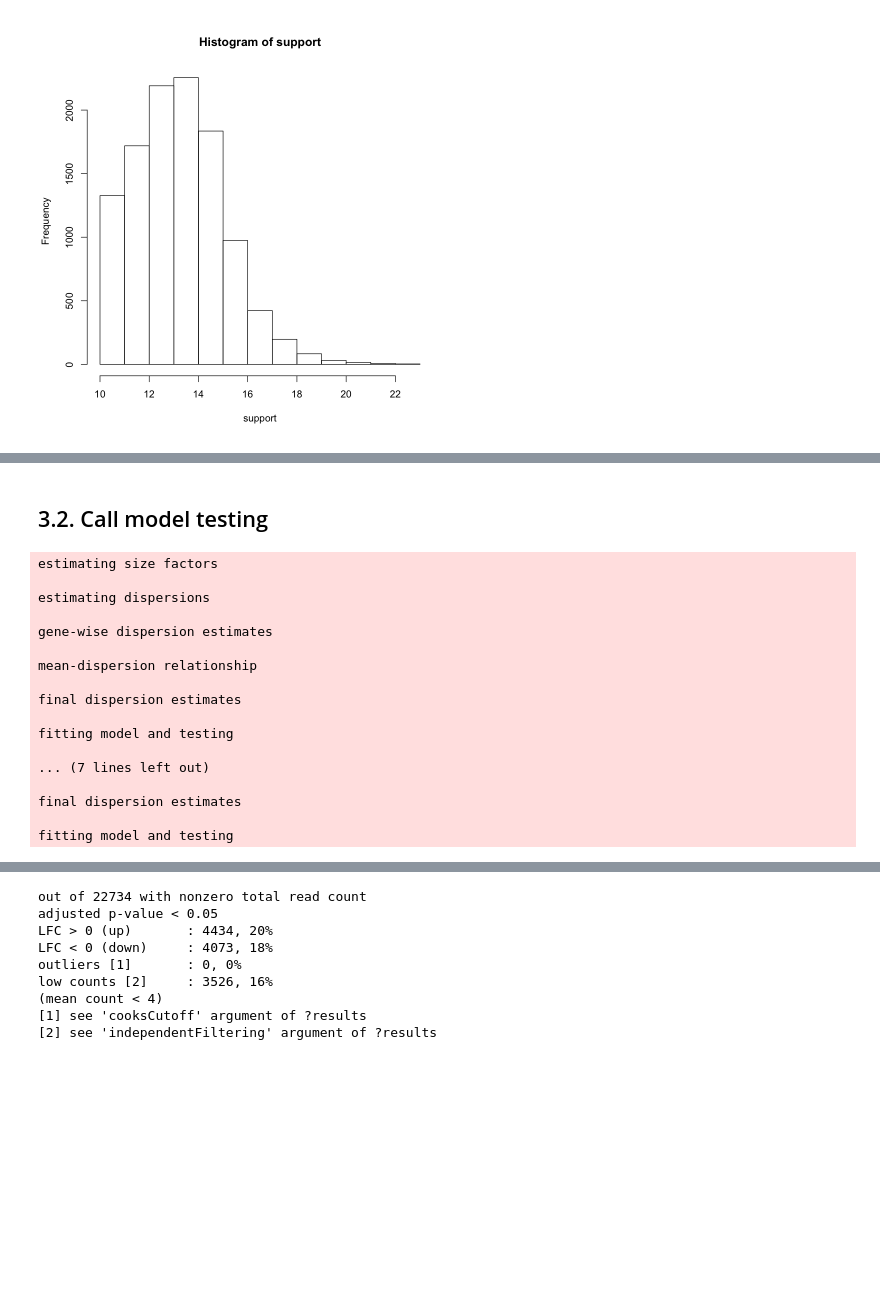
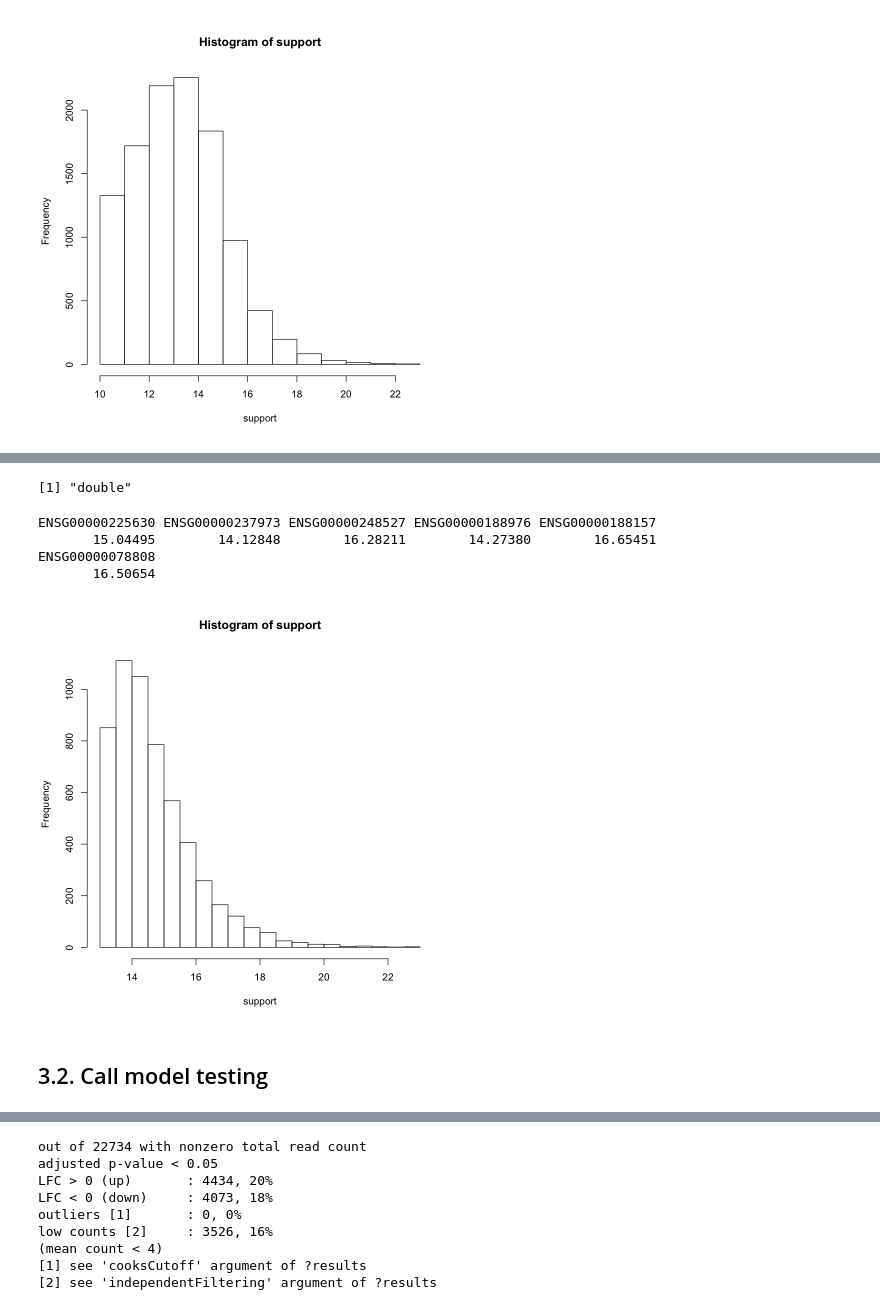
Before and after one commit to adelomana/uwm, a Jupyter notebook: transcriptomics/transcriptomics_DESeq2.ipynb, the cells around one changed output, grey strips where cells are left out. Saved outputs shown, nothing was run; the diff lists cells and outputs as text; code cells hidden in the pictures; blank space fills up the shorter version.

```diff
--- a/transcriptomics/transcriptomics_DESeq2.ipynb
+++ b/transcriptomics/transcriptomics_DESeq2.ipynb
@@ -125,23 +141,14 @@ ENSG00000187608
+# %%
+support=log2(rowSums(counts(dds_HE)))
+type(support)
+head(support)
+hist(support)
+# %% [output]
+[1] "double"
+ENSG00000225630 ENSG00000237973 ENSG00000248527 ENSG00000188976 ENSG00000188157
+       15.04495        14.12848        16.28211        14.27380        16.65451
+ENSG00000078808
+       16.50654
+[figure, added]
 # %% [markdown]
 ## 3.2. Call model testing
-# %%
-ddsA=DESeq(ddsA)
-ddsB=DESeq(ddsB)
-# %% [output]
-estimating size factors
-
-estimating dispersions
-
-gene-wise dispersion estimates
-
-mean-dispersion relationship
-
-final dispersion estimates
-
-fitting model and testing
-
-... (7 lines left out)
-
-final dispersion estimates
-
-fitting model and testing
```
Also changed, not shown: parts of 38 cells of this notebook, 2 other files.
